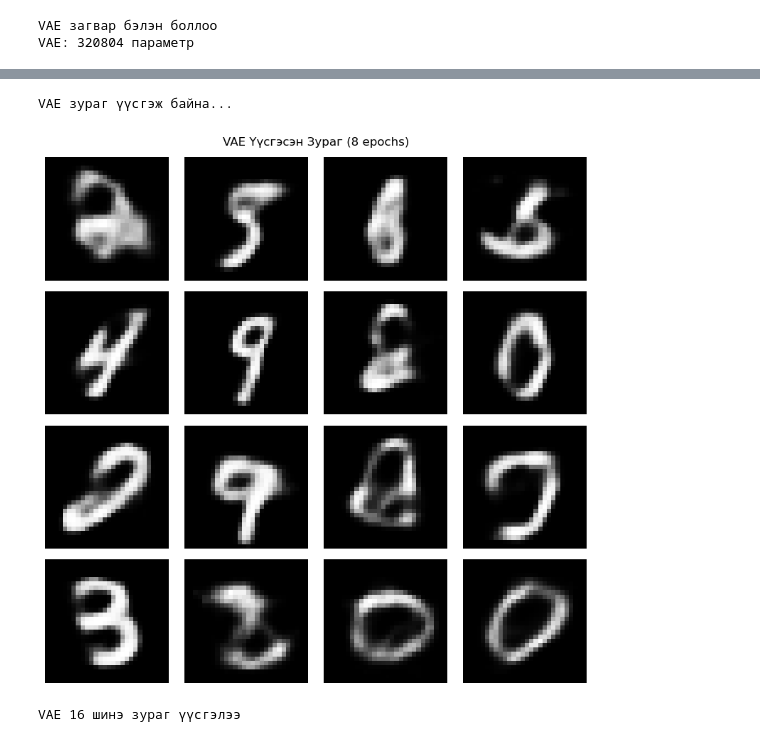
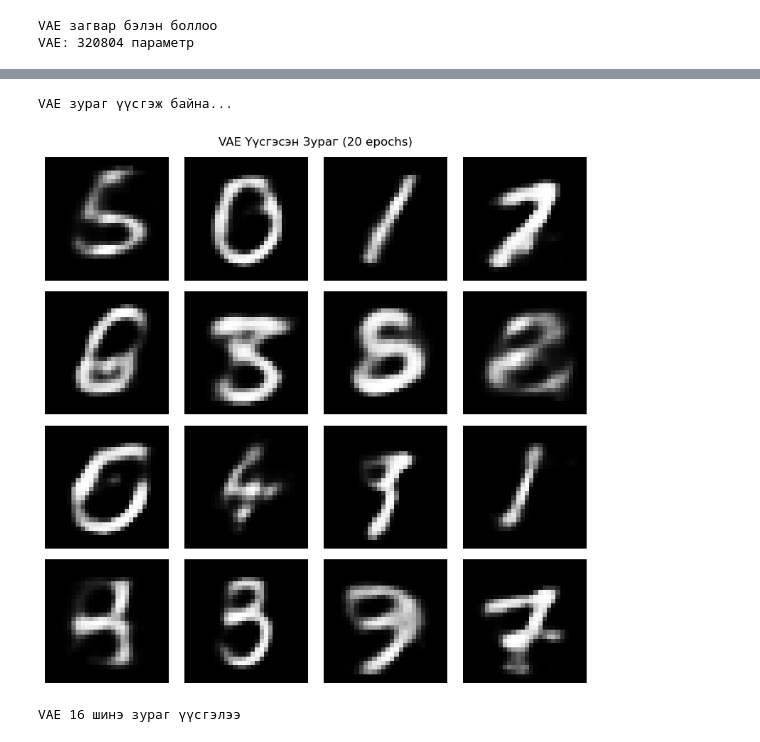
Before and after one commit to Impress366/Biy_Daalt4, a Jupyter notebook: Biy_daalt.ipynb, the cells around one changed output, grey strips where cells are left out. Drawn from its saved outputs; the diff is of its cells as text; code cells hidden in the pictures.

```diff
--- a/Biy_daalt.ipynb
+++ b/Biy_daalt.ipynb
@@ -340,30 +337,30 @@ VAE сургалт дууслаа. Нийт хугацаа: 289.5 секунд
 # %%
 # 17. VAE ашиглан шинэ зураг үүсгэх
 print("\nVAE зураг үүсгэж байна...")
 
 # 16 шинэ зураг үүсгэх
 z = torch.randn(16, VAE_LATENT_DIM).to(device)
 with torch.no_grad():
     vae_images = vae_model.decode(z).cpu()
 
 vae_images = vae_images.view(-1, 28, 28)
 
 # Зургийг харуулах
 fig, axes = plt.subplots(4, 4, figsize=(8, 8))
 for i in range(16):
     row = i // 4
     col = i % 4
     axes[row, col].imshow(vae_images[i], cmap='gray')
     axes[row, col].axis('off')
 
-plt.suptitle('VAE Үүсгэсэн Зураг (8 epochs)')
+plt.suptitle('VAE Үүсгэсэн Зураг (20 epochs)')
 plt.tight_layout()
 plt.show()
 
 print(f"VAE {len(vae_images)} шинэ зураг үүсгэлээ")
 # %% [output]
 VAE зураг үүсгэж байна...
-[figure, old version]
+[figure, new version]
 VAE 16 шинэ зураг үүсгэлээ
 # %%
 # 18. Loss графикууд
```
Also changed, not shown: parts of 7 cells of this notebook.
